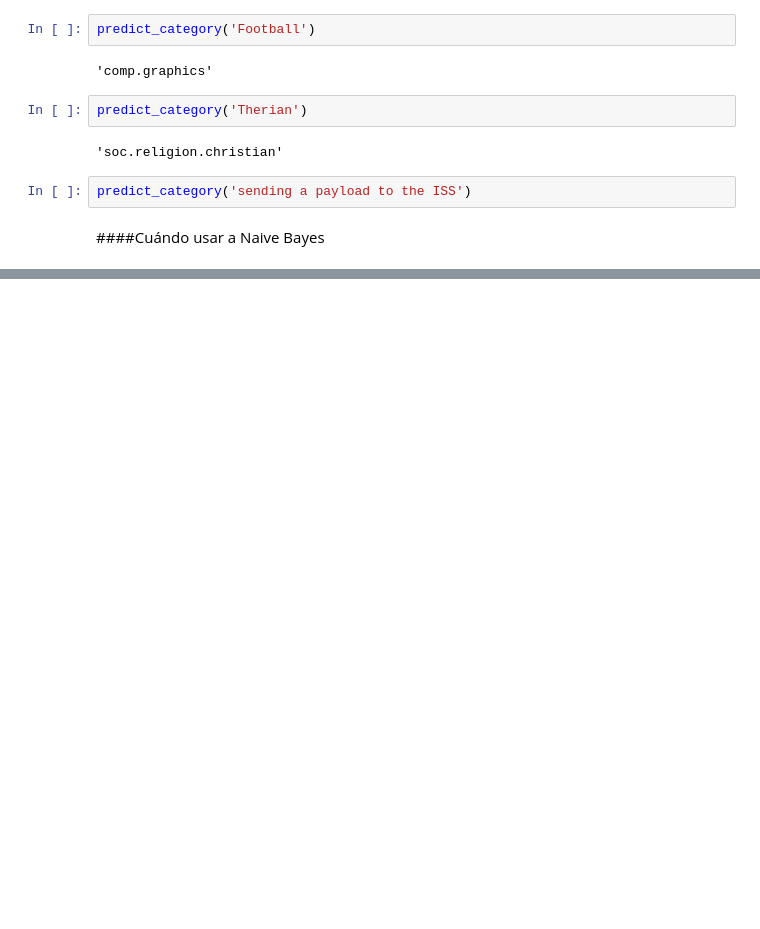
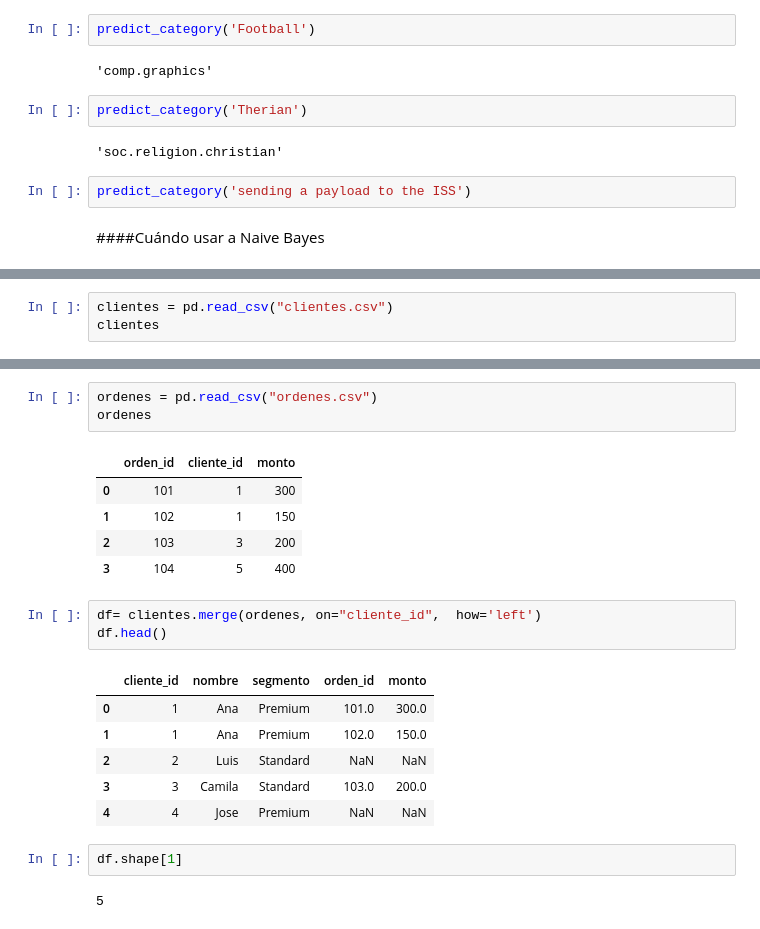
Before and after one commit to m-ony/mineria-de-datos, a Jupyter notebook: Minería_de_Datos.ipynb, the cells around one changed output, grey strips where cells are left out. Drawn from its saved outputs; the diff is of its cells as text; blank space fills up the shorter version.

```diff
--- a/Minería_de_Datos.ipynb
+++ b/Minería_de_Datos.ipynb
@@ -3426,0 +3514,3 @@ predict_category('sending a payload to the ISS')
+# %%
+clientes = pd.read_csv("clientes.csv")
+clientes
@@ -3426,0 +3523,23 @@ predict_category('sending a payload to the ISS')
+# %%
+ordenes = pd.read_csv("ordenes.csv")
+ordenes
+# %% [output]
+|  | orden_id | cliente_id | monto |
+| 0 | 101 | 1 | 300 |
+| 1 | 102 | 1 | 150 |
+| 2 | 103 | 3 | 200 |
+| 3 | 104 | 5 | 400 |
+# %%
+df= clientes.merge(ordenes, on="cliente_id",  how='left')
+df.head()
+# %% [output]
+|  | cliente_id | nombre | segmento | orden_id | monto |
+| 0 | 1 | Ana | Premium | 101.0 | 300.0 |
+| 1 | 1 | Ana | Premium | 102.0 | 150.0 |
+| 2 | 2 | Luis | Standard | NaN | NaN |
+| 3 | 3 | Camila | Standard | 103.0 | 200.0 |
+| 4 | 4 | Jose | Premium | NaN | NaN |
+# %%
+df.shape[1]
+# %% [output]
+5
```
Also changed, not shown: parts of 16 cells of this notebook.
